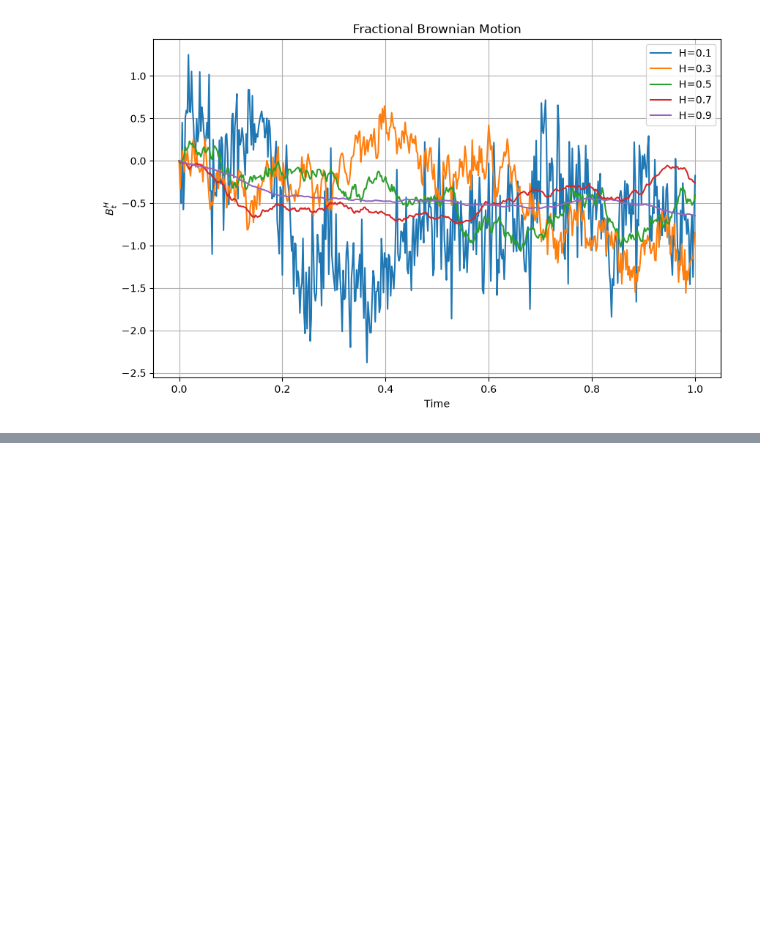
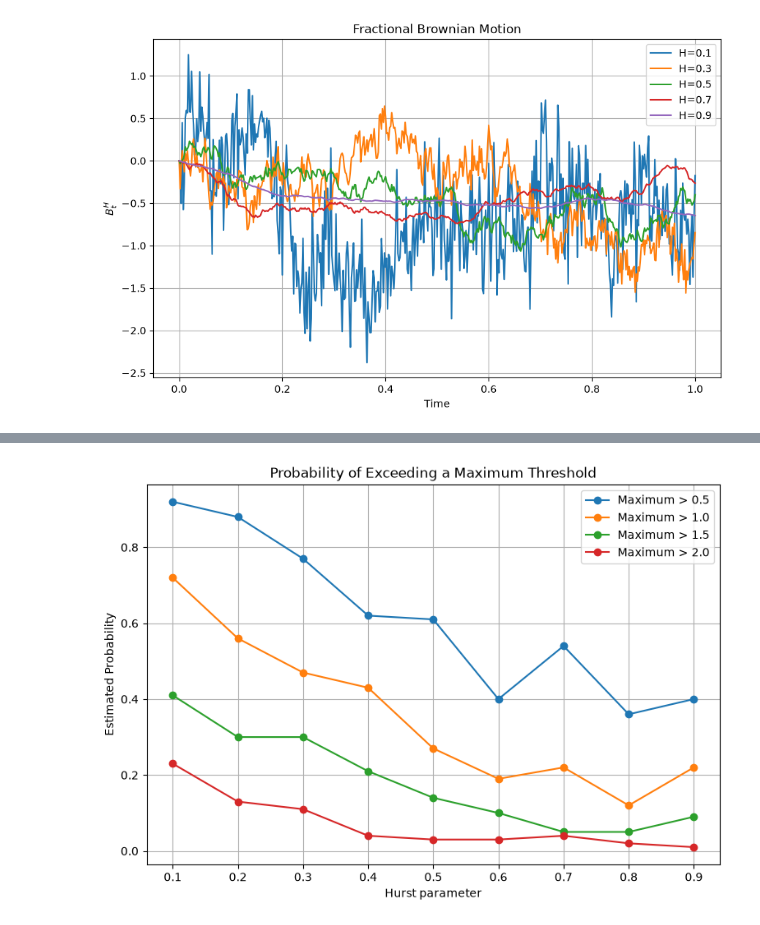
Before and after one commit to nanxij/surim-brownian-exploration, a Jupyter notebook: notebooks/week2.ipynb, the cells around one changed output, grey strips where cells are left out. Cells and saved outputs as stored; diff of their text form; code cells hidden in the pictures; blank space fills up the shorter version.

```diff
--- a/notebooks/week2.ipynb
+++ b/notebooks/week2.ipynb
@@ -290,0 +281,32 @@ plt.show()
+# %%
+thresholds = [0.5, 1.0, 1.5, 2.0]
+
+plt.figure(figsize=(9,6))
+
+Hs_numeric = sorted(df["H"].astype(float).unique())
+
+for threshold in thresholds:
+
+    probs = (
+        df.assign(hit=df["Maximum"] > threshold)
+          .groupby("H")["hit"]
+          .mean()
+          .sort_index(key=lambda x: x.astype(float))
+    )
+
+    plt.plot(
+        Hs_numeric,
+        probs.values,
+        marker="o",
+        label=f"Maximum > {threshold}"
+    )
+
+plt.xlabel("Hurst parameter")
+plt.ylabel("Estimated Probability")
+plt.title("Probability of Exceeding a Maximum Threshold")
+plt.legend()
+plt.grid(True)
+
+plt.show()
+# %% [output]
+[figure, added]
```
Also changed, not shown: parts of 3 cells of this notebook.
